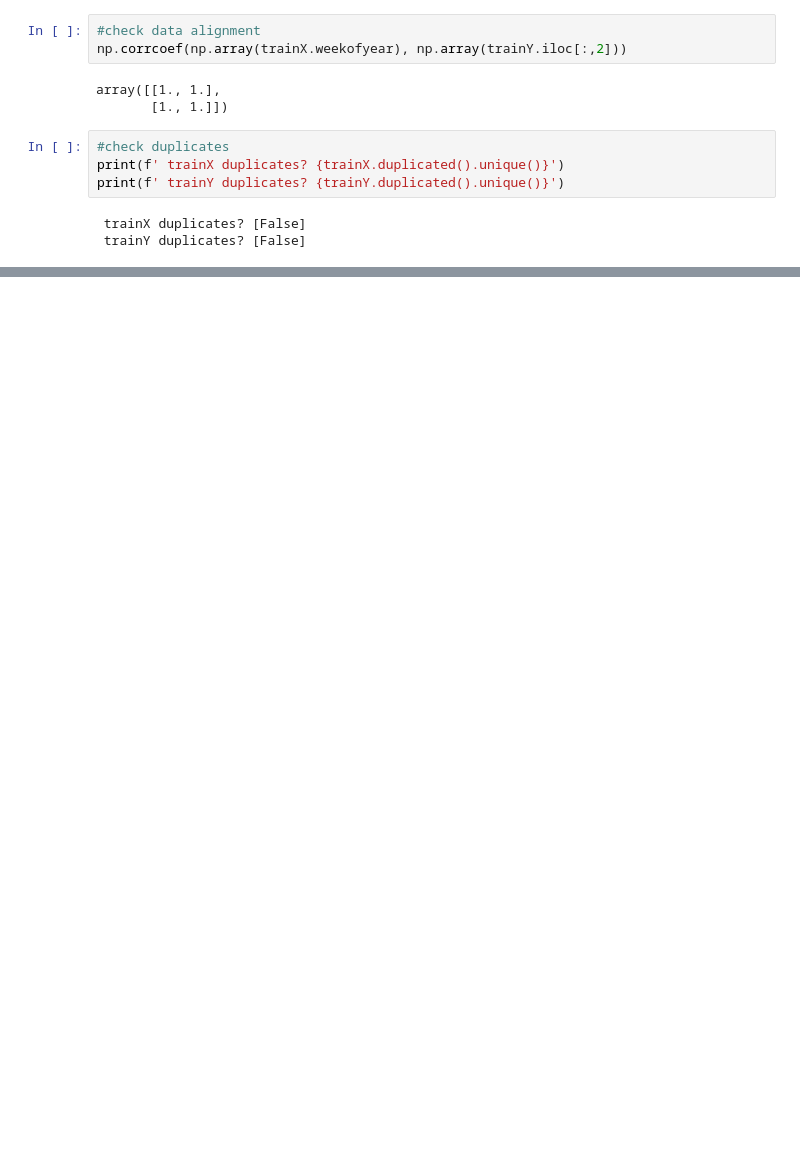
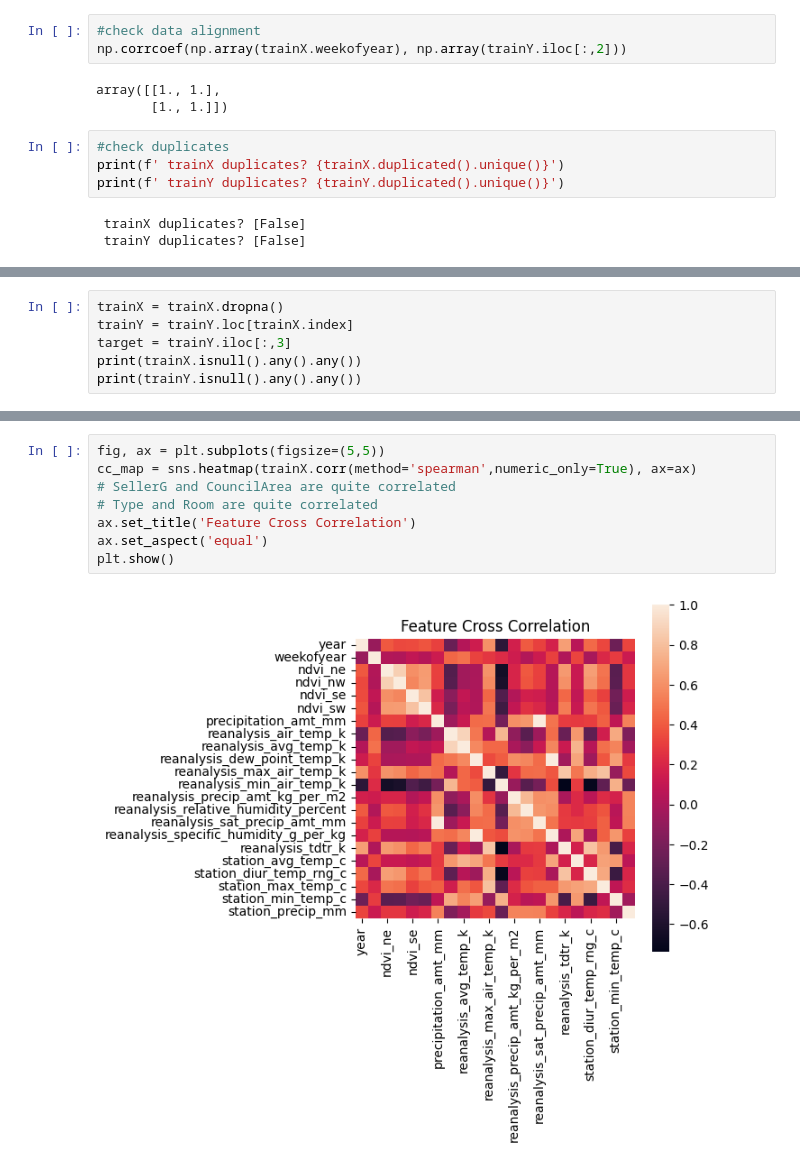
Before and after one commit to m41w4r3exe/dengai-undisease, a Jupyter notebook: Baseline_model_jean.ipynb, the cells around one changed output, grey strips where cells are left out. Cells and saved outputs as stored; diff of their text form; blank space fills up the shorter version.

```diff
--- a/Baseline_model_jean.ipynb
+++ b/Baseline_model_jean.ipynb
@@ -83,0 +103,6 @@ import matplotlib.pyplot as plt
+# %%
+trainX = trainX.dropna()
+trainY = trainY.loc[trainX.index]
+target = trainY.iloc[:,3]
+print(trainX.isnull().any().any())
+print(trainY.isnull().any().any())
@@ -106,0 +160,10 @@ dropped_na
+# %%
+fig, ax = plt.subplots(figsize=(5,5))
+cc_map = sns.heatmap(trainX.corr(method='spearman',numeric_only=True), ax=ax)
+# SellerG and CouncilArea are quite correlated
+# Type and Room are quite correlated
+ax.set_title('Feature Cross Correlation')
+ax.set_aspect('equal')
+plt.show()
+# %% [output]
+[figure, added]
```
Also changed, not shown: parts of 13 cells of this notebook.
